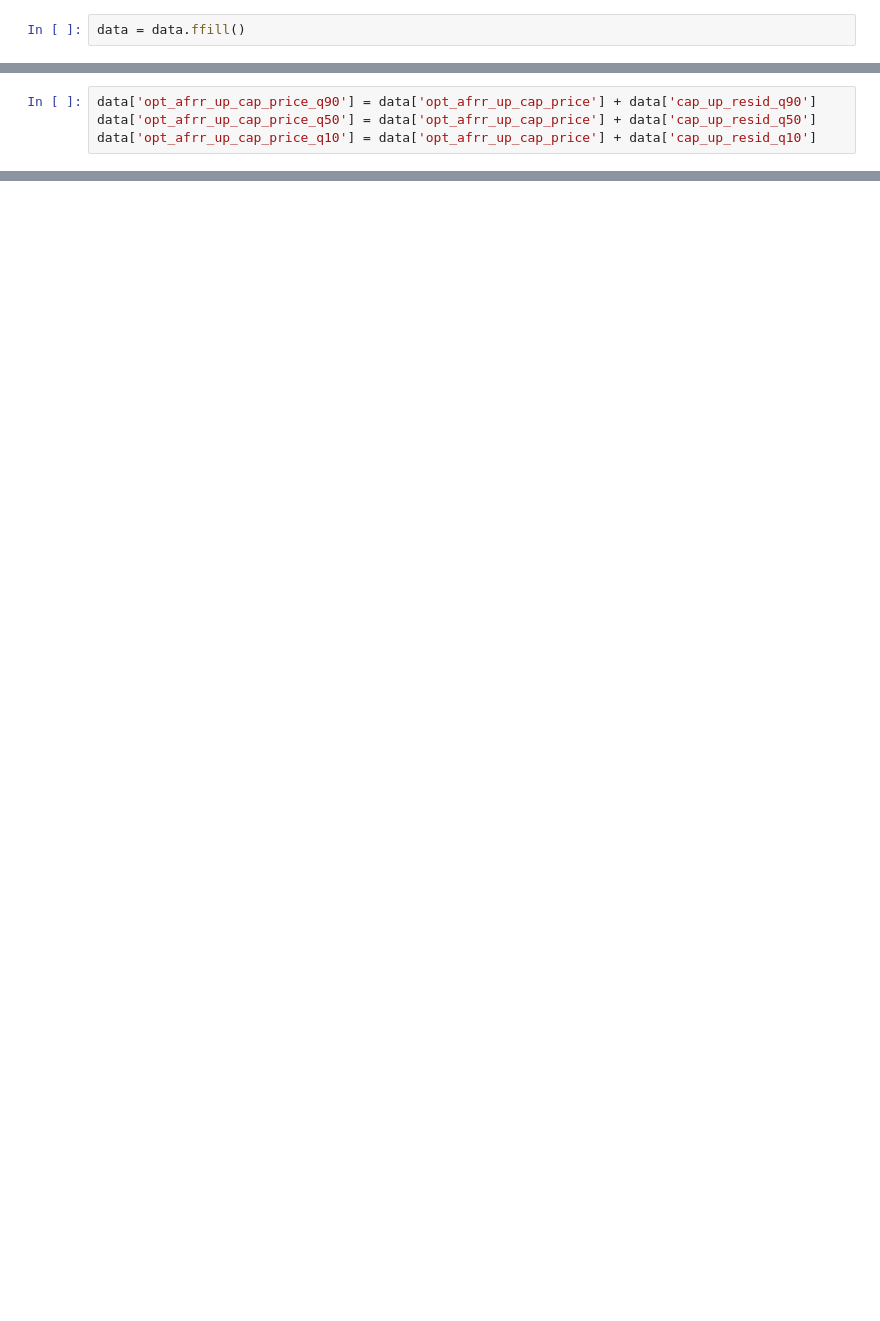
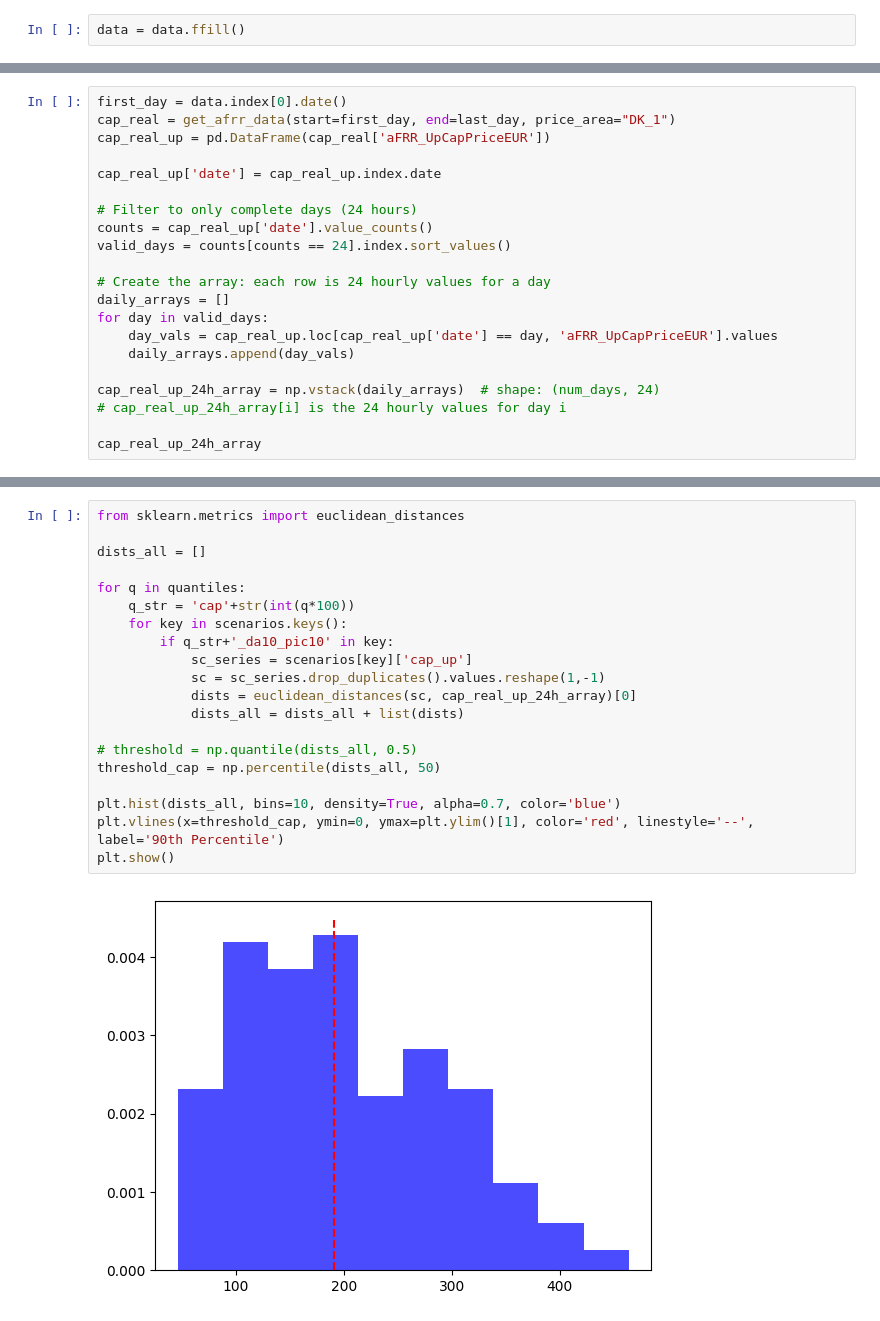
Before and after one commit to qtt-alessandro/afrr-price-forecast-engine, a Jupyter notebook: data_collection_module/scenario_code.ipynb, the cells around one changed output, grey strips where cells are left out. Cells and saved outputs as stored; diff of their text form; blank space fills up the shorter version.

Commit message:
scenario generation method

```diff
--- a/data_collection_module/scenario_code.ipynb
+++ b/data_collection_module/scenario_code.ipynb
@@ -75,4 +52,0 @@ data['cap_up_resid_q10'] = joint_quantile_q10['cap_up_resid']
-# %%
-data['opt_afrr_up_cap_price_q90'] = data['opt_afrr_up_cap_price'] + data['cap_up_resid_q90']
-data['opt_afrr_up_cap_price_q50'] = data['opt_afrr_up_cap_price'] + data['cap_up_resid_q50']
-data['opt_afrr_up_cap_price_q10'] = data['opt_afrr_up_cap_price'] + data['cap_up_resid_q10']
@@ -177,0 +248,21 @@ data['pic_q10_cond_da_q10_cond_cap_q10'] = data['da_preds'] + pic_q10_cond_da_q1
+# %%
+first_day = data.index[0].date()
+cap_real = get_afrr_data(start=first_day, end=last_day, price_area="DK_1")
+cap_real_up = pd.DataFrame(cap_real['aFRR_UpCapPriceEUR'])
+
+cap_real_up['date'] = cap_real_up.index.date
+
+# Filter to only complete days (24 hours)
+counts = cap_real_up['date'].value_counts()
+valid_days = counts[counts == 24].index.sort_values()
+
+# Create the array: each row is 24 hourly values for a day
+daily_arrays = []
+for day in valid_days:
+    day_vals = cap_real_up.loc[cap_real_up['date'] == day, 'aFRR_UpCapPriceEUR'].values
+    daily_arrays.append(day_vals)
+
+cap_real_up_24h_array = np.vstack(daily_arrays)  # shape: (num_days, 24)
+# cap_real_up_24h_array[i] is the 24 hourly values for day i
+
+cap_real_up_24h_array
@@ -177,0 +279,22 @@ data['pic_q10_cond_da_q10_cond_cap_q10'] = data['da_preds'] + pic_q10_cond_da_q1
+# %%
+from sklearn.metrics import euclidean_distances
+
+dists_all = []
+
+for q in quantiles:
+    q_str = 'cap'+str(int(q*100))
+    for key in scenarios.keys():
+        if q_str+'_da10_pic10' in key:
+            sc_series = scenarios[key]['cap_up']
+            sc = sc_series.drop_duplicates().values.reshape(1,-1)
+            dists = euclidean_distances(sc, cap_real_up_24h_array)[0]
+            dists_all = dists_all + list(dists)
+
+# threshold = np.quantile(dists_all, 0.5)
+threshold_cap = np.percentile(dists_all, 50)
+
+plt.hist(dists_all, bins=10, density=True, alpha=0.7, color='blue')
+plt.vlines(x=threshold_cap, ymin=0, ymax=plt.ylim()[1], color='red', linestyle='--', label='90th Percentile')
+plt.show()
+# %% [output]
+[figure, added]
```
Also changed, not shown: parts of 54 cells of this notebook, 11 other files.
